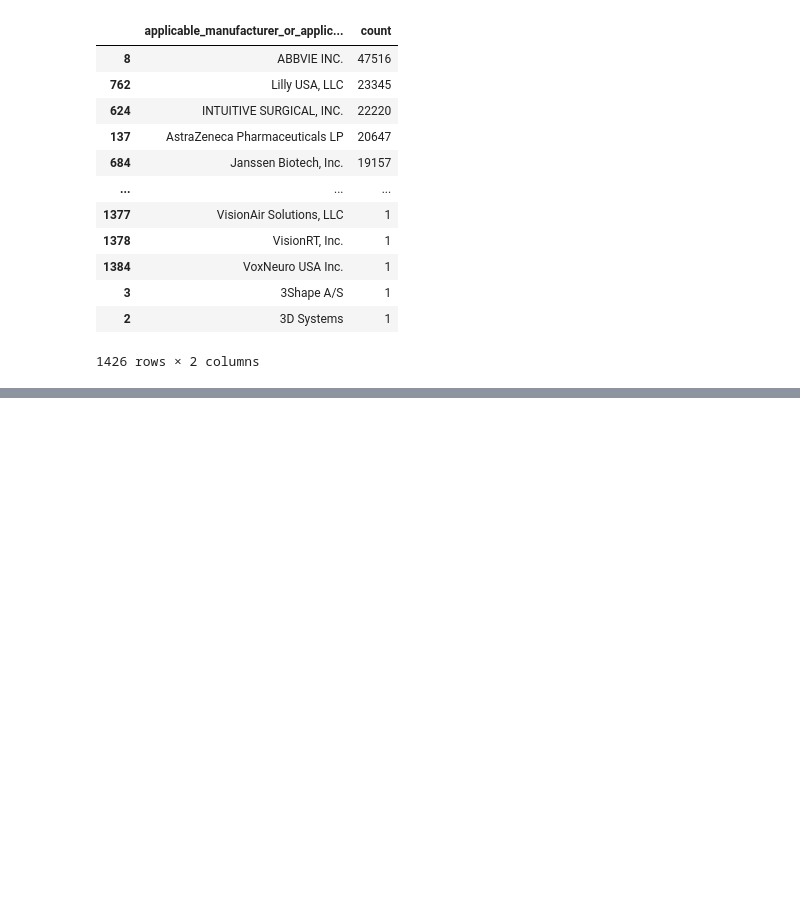
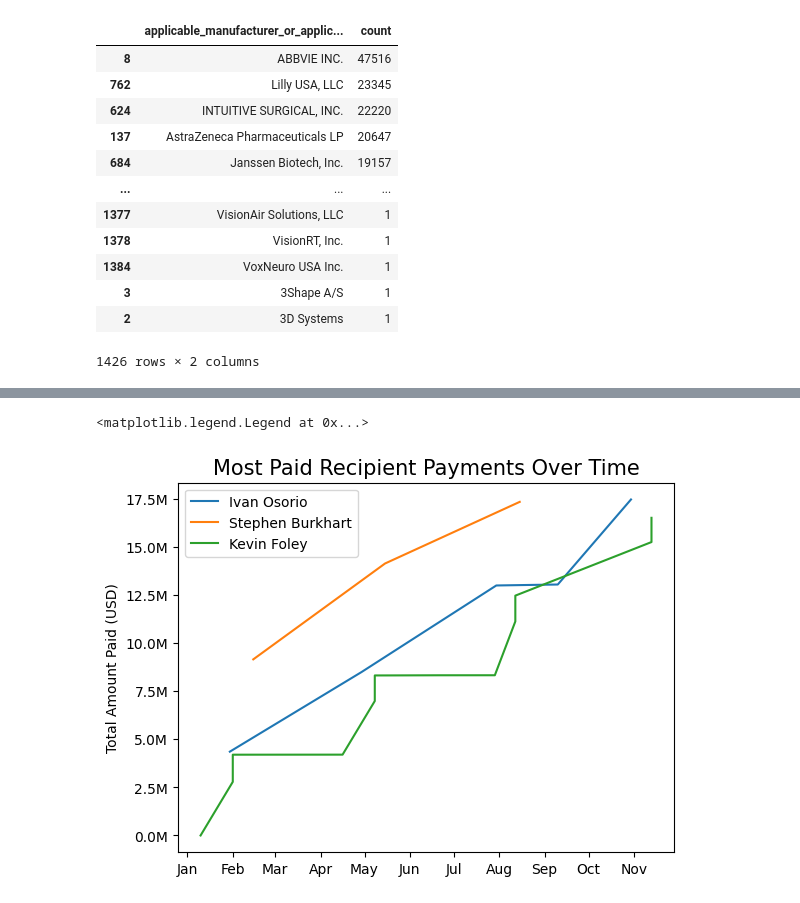
Before and after one commit to imtimtam/kolink-payments-etl, a Jupyter notebook: notebook/result_testing.ipynb, the cells around one changed output, grey strips where cells are left out. Drawn from its saved outputs; the diff is of its cells as text; code cells hidden in the pictures; blank space fills up the shorter version.

```diff
--- a/notebook/result_testing.ipynb
+++ b/notebook/result_testing.ipynb
@@ -122,0 +207,23 @@ df.groupby(["applicable_manufacturer_or_applicable_gpo_making_payment_name"]).si
+# %%
+rolled = df.sort_values(["covered_recipient_npi", "date_of_payment"])
+rolled["rolling"] = rolled.groupby(["covered_recipient_npi"])["total_amount_of_payment_usdollars"].cumsum()
+top_ot = rolled.groupby(["covered_recipient_npi"])["total_amount_of_payment_usdollars"].sum().nlargest(3).index
+
+# FILTERED TO ONLY TOP 5 PAID
+top_df = rolled[rolled["covered_recipient_npi"].isin(top_ot)]
+
+plt.title("Most Paid Recipient Payments Over Time", fontsize=15)
+plt.ylabel("Total Amount Paid (USD)")
+plt.gca().xaxis.set_major_formatter(mdates.DateFormatter('%b'))
+plt.gca().xaxis.set_major_locator(mdates.MonthLocator())
+plt.gca().yaxis.set_major_formatter(mticker.FuncFormatter(lambda x, _: f"{x/1_000_000:.1f}M"))
+
+# PROBABLY SHOULD HAVE JUST MADE A NEW COLUMN
+for npi, group in top_df.groupby("covered_recipient_npi"):
+    full_name = group["covered_recipient_first_name"].iloc[0] + " " + group["covered_recipient_last_name"].iloc[0]
+    plt.plot(group["date_of_payment"], group["rolling"], label=full_name)
+
+plt.legend()
+# %% [output]
+<matplotlib.legend.Legend at 0x...>
+[figure, added]
```
Also changed, not shown: parts of 7 cells of this notebook.
